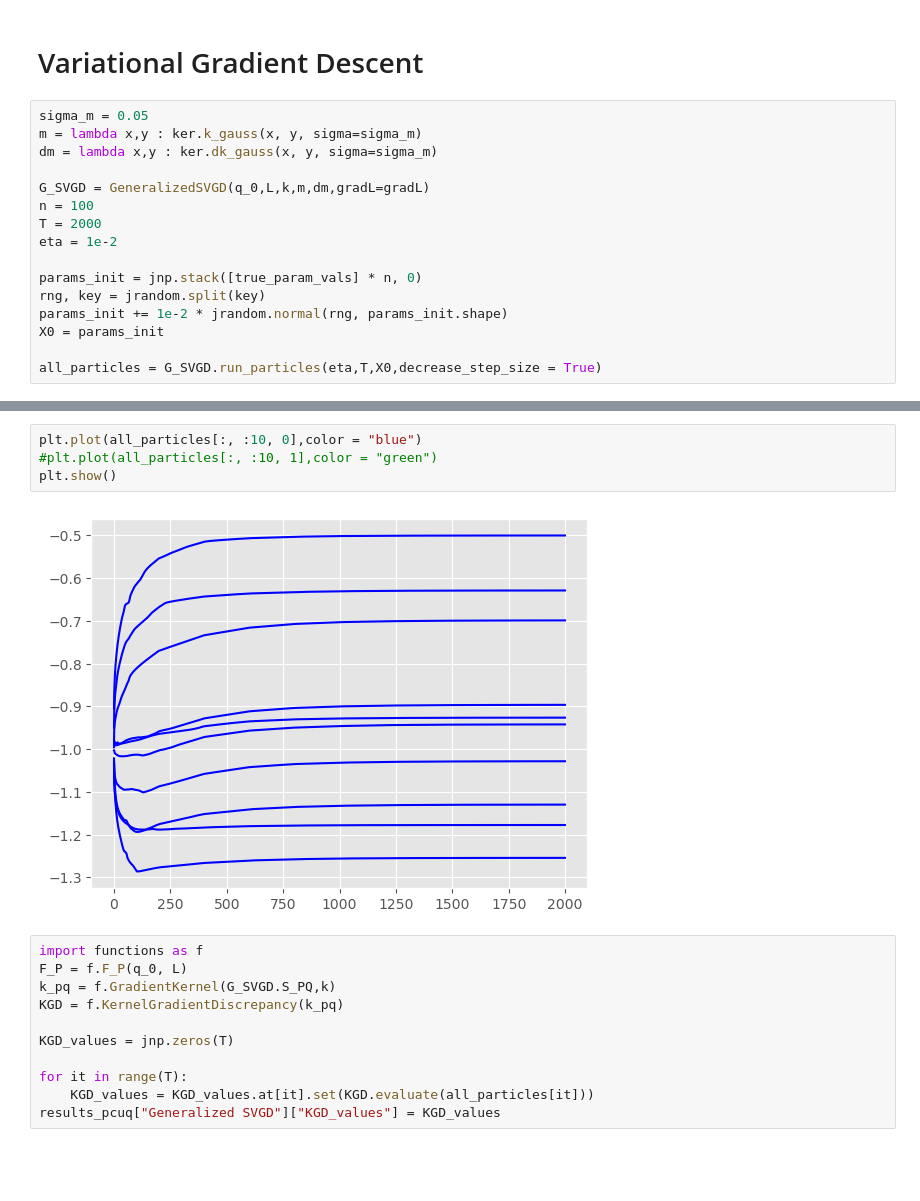
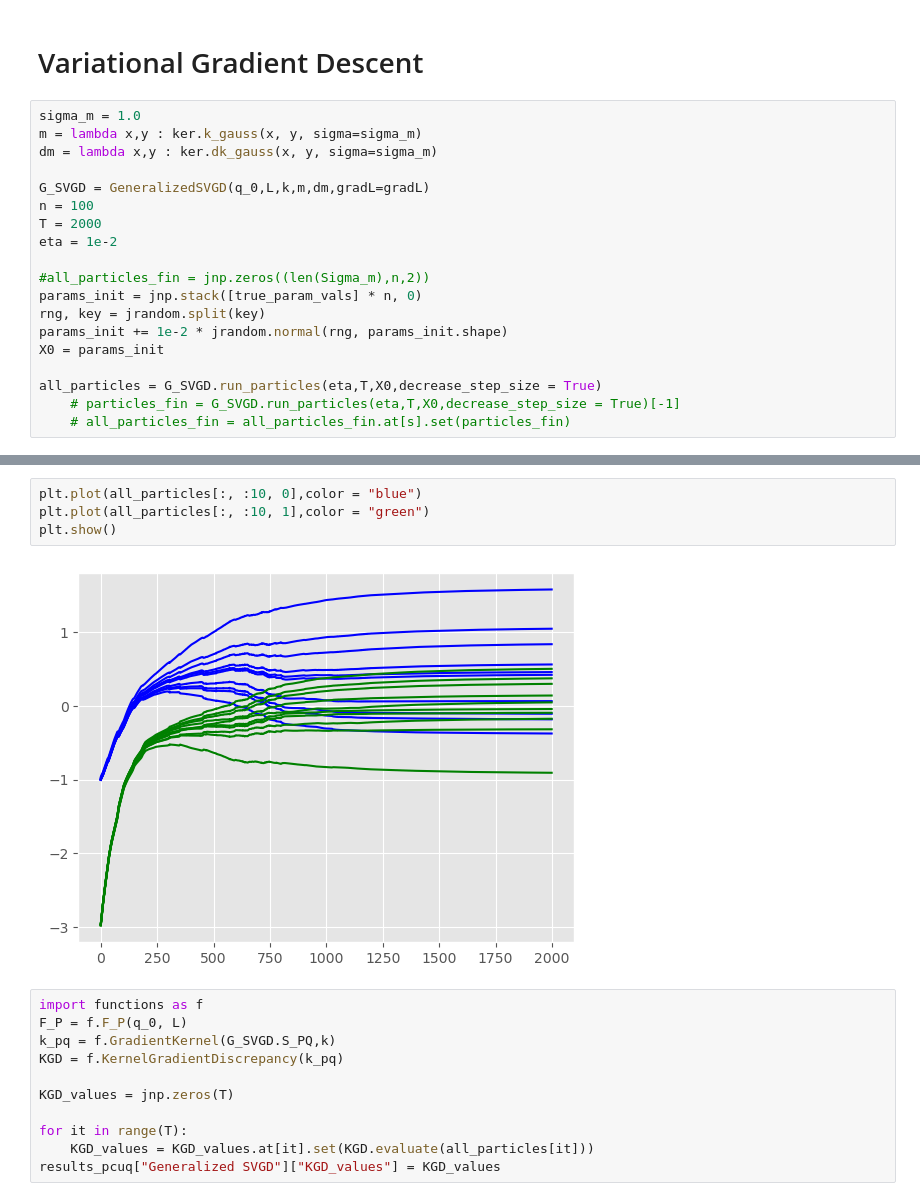
Before and after one commit to congyewang/kgd-code, a Jupyter notebook: pcuq_lotka_volterra.ipynb, the cells around one changed output, grey strips where cells are left out. Cells and saved outputs as stored; diff of their text form; blank space fills up the shorter version.

```diff
--- a/pcuq_lotka_volterra.ipynb
+++ b/pcuq_lotka_volterra.ipynb
@@ -281,7 +294,7 @@ plt.show()
 # %% [markdown]
 # Variational Gradient Descent
 # %%
-sigma_m = 0.05
+sigma_m = 1.0
 m = lambda x,y : ker.k_gauss(x, y, sigma=sigma_m)
 dm = lambda x,y : ker.dk_gauss(x, y, sigma=sigma_m)
 
@@ -290,9 +303,12 @@ n = 100
 T = 2000
 eta = 1e-2
 
+#all_particles_fin = jnp.zeros((len(Sigma_m),n,2))
 params_init = jnp.stack([true_param_vals] * n, 0)
 rng, key = jrandom.split(key)
 params_init += 1e-2 * jrandom.normal(rng, params_init.shape)
 X0 = params_init
 
 all_particles = G_SVGD.run_particles(eta,T,X0,decrease_step_size = True)
+    # particles_fin = G_SVGD.run_particles(eta,T,X0,decrease_step_size = True)[-1]
+    # all_particles_fin = all_particles_fin.at[s].set(particles_fin)
@@ -306,9 +328,9 @@ plt.show()
 # %%
 plt.plot(all_particles[:, :10, 0],color = "blue")
-#plt.plot(all_particles[:, :10, 1],color = "green")
+plt.plot(all_particles[:, :10, 1],color = "green")
 plt.show()
 # %% [output]
-[figure, old version]
+[figure, new version]
 # %%
 import functions as f
 F_P = f.F_P(q_0, L)
```
Also changed, not shown: parts of 13 cells of this notebook, 12 other files.
